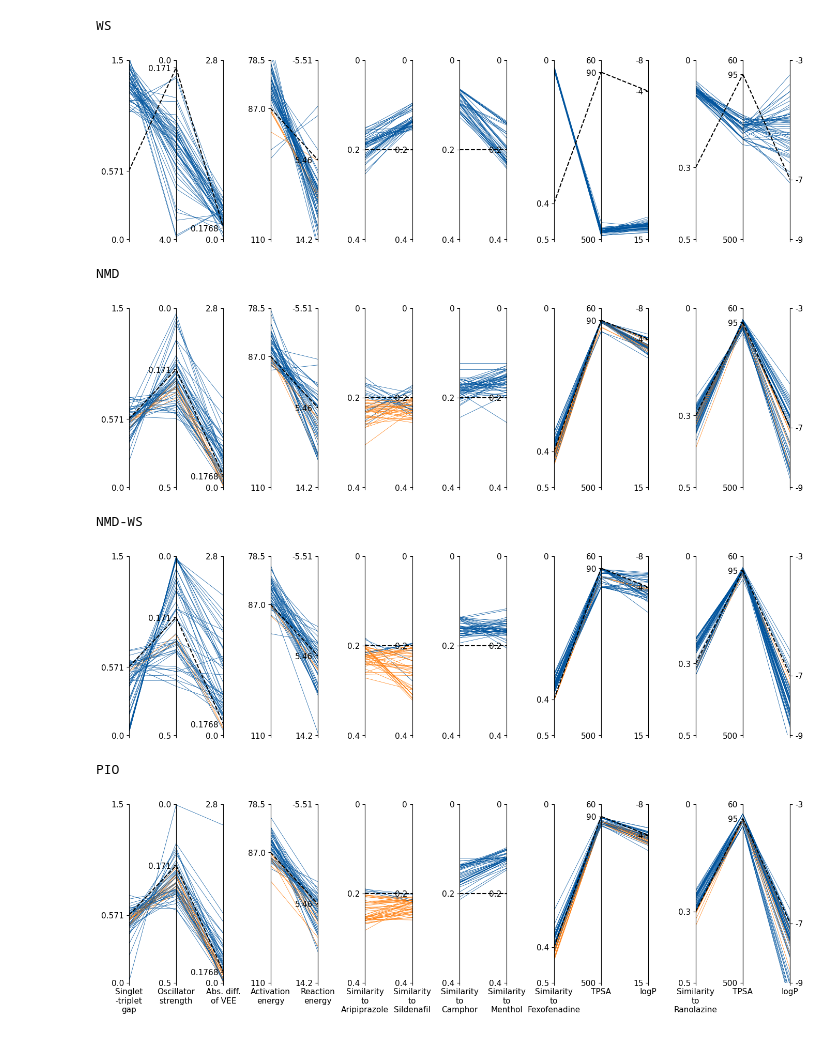
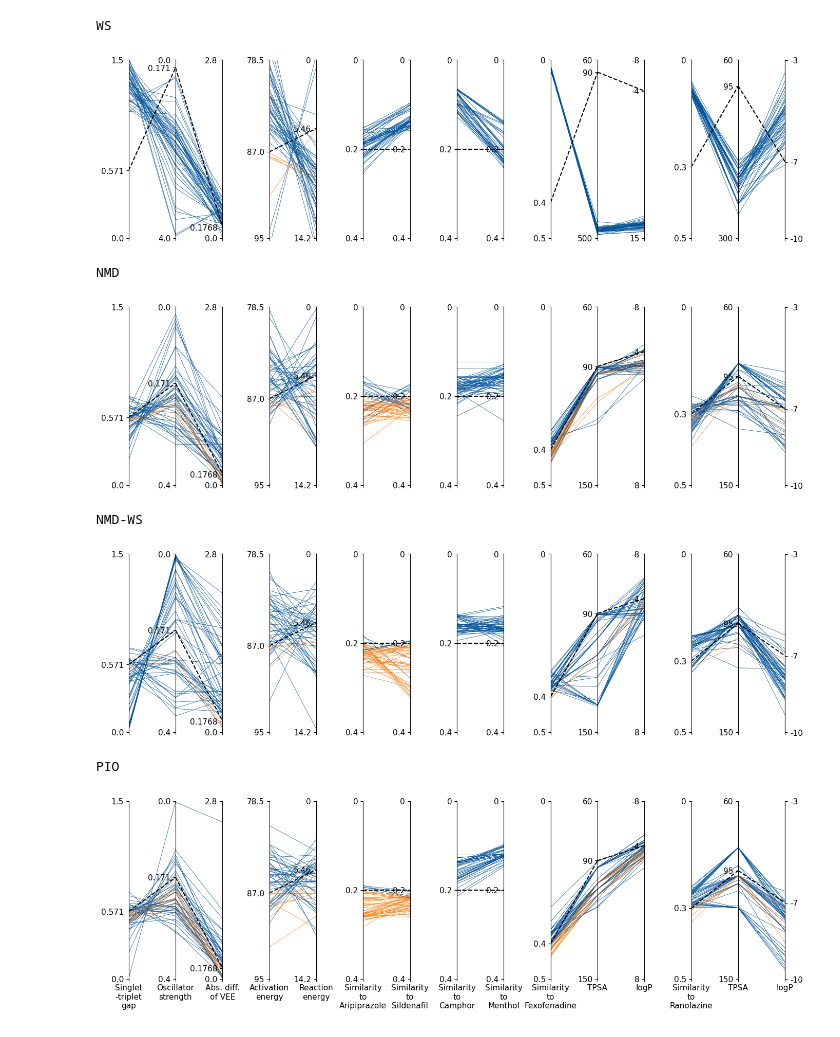
Before and after one commit to Lung-Yi/uncmoo, a Jupyter notebook: plot_all_parallel_coordinates.ipynb, the cells around one changed output. Saved outputs shown, nothing was run; the diff lists cells and outputs as text; code cells hidden in the pictures.

```diff
--- a/plot_all_parallel_coordinates.ipynb
+++ b/plot_all_parallel_coordinates.ipynb
@@ -125,11 +125,11 @@ info_list = [[("singlet-triplet value", "minimize"), ("oscillator strength", "ma
 
 for k, method in enumerate(["janus_scaler","janus_utopian", "janus_hybrid", "janus_uncertainty"]):
     if method == "janus_scaler":
-        ylim_list = [(0.0, 1.5), (-4.0, -0.0), (0., 2.8), (-110, -78.5), (-14.2, 5.51),(-0.4, 0),(-0.4, 0),
-                 (-0.4, 0),(-0.4, 0),(-0.5, 0), (-500,-60),(-15,8),(-0.5, 0), (-500,-60), (-9,-3)]
+        ylim_list = [(0.0, 1.5), (-4.0, -0.0), (0., 2.8), (-95, -78.5), (-14.2, 0),(-0.4, 0),(-0.4, 0),
+                 (-0.4, 0),(-0.4, 0),(-0.5, 0), (-500,-60),(-15,8),(-0.5, 0), (-300,-60), (-10,-3)]
     else:
-        ylim_list = [(0.0, 1.5), (-0.5, -0.0), (0., 2.8), (-110, -78.5), (-14.2, 5.51),(-0.4, 0),(-0.4, 0),
-                 (-0.4, 0),(-0.4, 0),(-0.5, 0), (-500,-60),(-15,8),(-0.5, 0), (-500,-60), (-9,-3)]
+        ylim_list = [(0.0, 1.5), (-0.4, -0.0), (0., 2.8), (-95, -78.5), (-14.2, 0),(-0.4, 0),(-0.4, 0),
+                 (-0.4, 0),(-0.4, 0),(-0.5, 0), (-150,-60),(-8,8),(-0.5, 0), (-150,-60), (-10,-3)]
     df = pd.read_csv(f"figures/finals/parallel_coordinate_plots/{method}.csv")[all_targets]
     data = df.values.copy()
     data[:,1] = data[:,1]*(-1)
@@ -150,35 +150,35 @@ for k, method in enumerate(["janus_scaler","janus_utopian", "janus_hybrid", "jan
 
         subdf = df[list(list(zip(*info))[0])]
         subdf_pass = filter_rows(info, subdf, cutoff_dict)
         subdf_fail = subdf.drop(subdf_pass.index)
 #         print(subdf_pass.head())
 #         print(subdf_fail.head())
 #         break
 
         for idx in subdf_pass.index:
             style[idx] = "#ff7f0e"
         for idx in subdf_fail.index:
             style[idx] = "#00549e"
 
         for z in range(len(info)):
             styles.append(style)
 
     pc = parallel_coordinates(data, styles=styles, ylim_list=ylim_list, plot_xticks= k==3, plot_legend= False) #k==0
     if k == 3:
         pc.xticks(range(len(new_feature_names)), new_feature_names)
     else:
         pc.xticks(range(len(new_feature_names)), [None]*len(new_feature_names))
     print(name_dict[method])
 #     if k == 0:
 #         pc.legend(["Successful", "Failed"])
     pc.savefig(f"figures/finals/parallel_coordinate_plots/{k+1}_{name_dict[method]}.svg", format="svg", bbox_inches='tight')
     pc.show()
 # %% [output]
 WS
-[figure, old version]
+[figure, new version]
 NMD
-[figure, old version]
+[figure, new version]
 NMD-WS
-[figure, old version]
+[figure, new version]
 PIO
-[figure, old version]
+[figure, new version]
```
Also changed, not shown: 1 other file.
